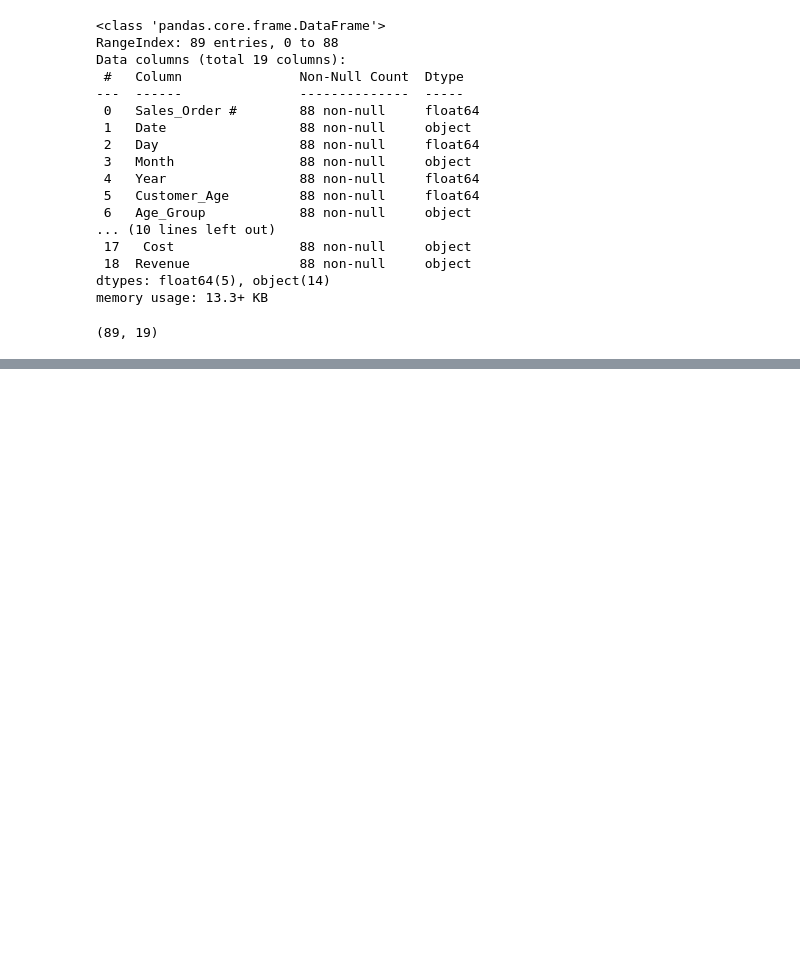
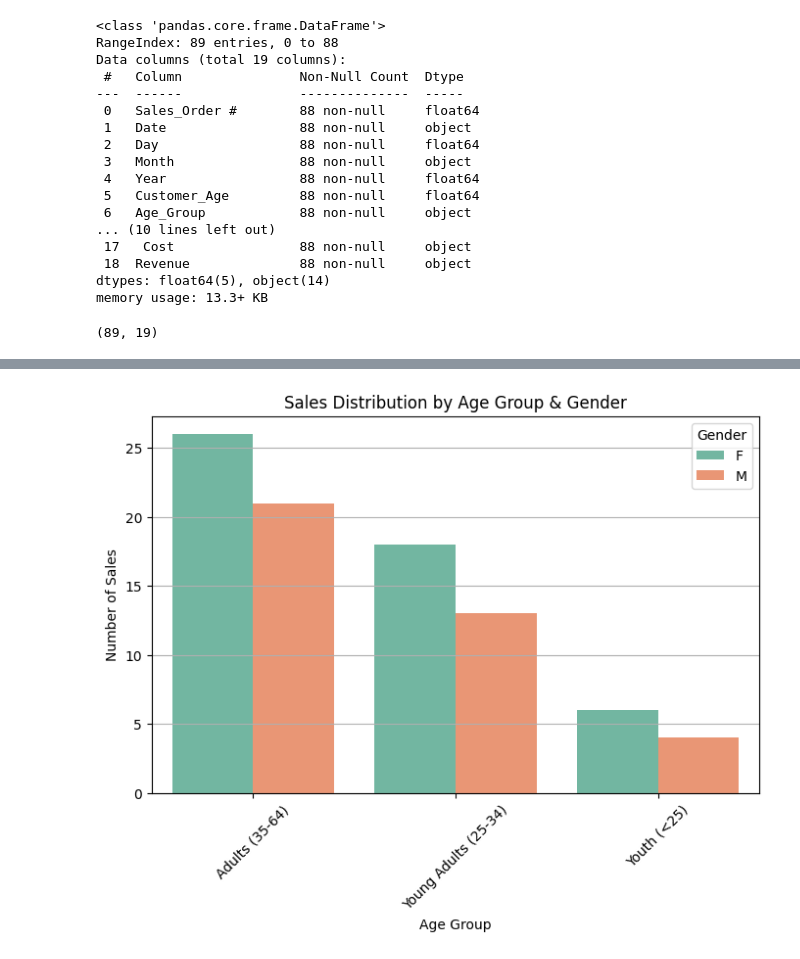
Before and after one commit to anitajn86/DATA-VIZ, a Jupyter notebook: Vizwork.ipynb, the cells around one changed output, grey strips where cells are left out. Cells and saved outputs as stored; diff of their text form; code cells hidden in the pictures; blank space fills up the shorter version.

```diff
--- a/Vizwork.ipynb
+++ b/Vizwork.ipynb
@@ -65,0 +164,13 @@ dtype: object
+# %%
+# Count sales per age group
+plt.figure(figsize=(8, 5))
+sns.countplot(data=bikes, x="Age_Group", hue="Customer_Gender", palette="Set2")
+plt.title("Sales Distribution by Age Group & Gender")
+plt.xlabel("Age Group")
+plt.ylabel("Number of Sales")
+plt.xticks(rotation=45)
+plt.legend(title="Gender")
+plt.grid(axis='y')
+plt.show()
+# %% [output]
+[figure, added]
```
Also changed, not shown: parts of 18 cells of this notebook.
